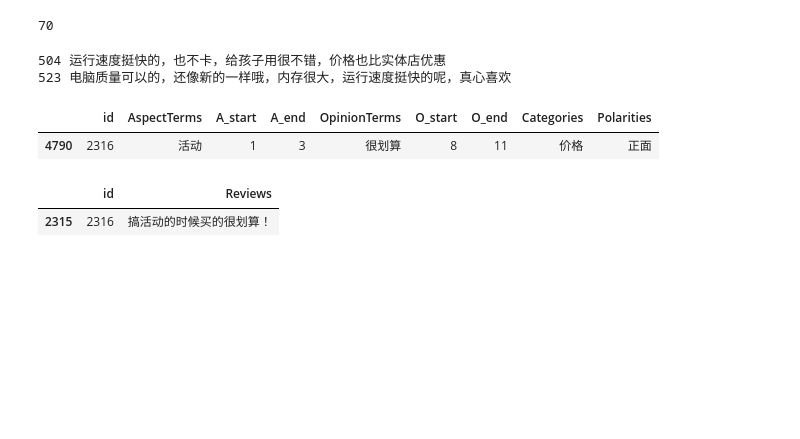
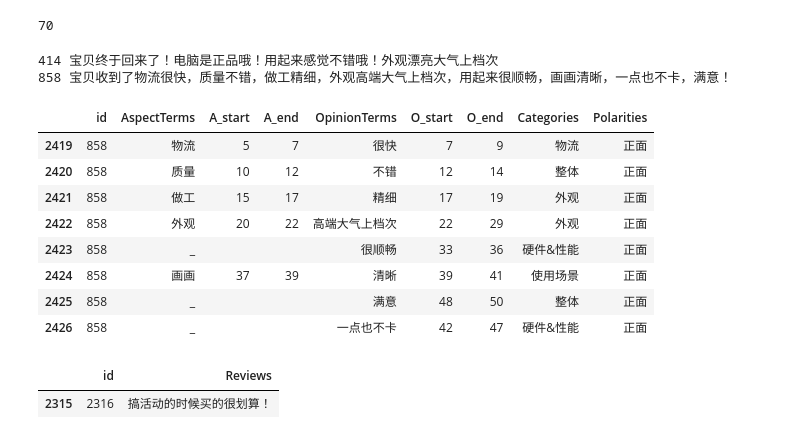
Before and after one commit to zhusleep/comments_miner, a Jupyter notebook: EDA.ipynb, the cells around one changed output. Drawn from its saved outputs; the diff is of its cells as text; code cells hidden in the pictures; blank space fills up the shorter version.

```diff
--- a/EDA.ipynb
+++ b/EDA.ipynb
@@ -10,5 +13,5 @@ labels = pd.read_csv('TRAIN/Train_laptop_labels.csv')
 # %%
-labels = pd.read_csv('TRAIN/Train_makeup_labels.csv')
+train2 = pd.read_csv('TRAIN/Train_reviews.csv')
 # %%
 labels.shape
 # %% [output]
@@ -271,16 +269,23 @@ c
 70
 # %%
 for index,row in train.iterrows():
-    if '速度挺快的' in row['Reviews']:
+    if '大气上档次' in row['Reviews']:
         print(row['id'],row['Reviews'])
 # %% [output]
-504 运行速度挺快的，也不卡，给孩子用很不错，价格也比实体店优惠
-523 电脑质量可以的，还像新的一样哦，内存很大，运行速度挺快的呢，真心喜欢
+414 宝贝终于回来了！电脑是正品哦！用起来感觉不错哦！外观漂亮大气上档次
+858 宝贝收到了物流很快，质量不错，做工精细，外观高端大气上档次，用起来很顺畅，画画清晰，一点也不卡，满意！
 # %%
-labels[labels.id==2316]
+labels[labels.id==858]
 # %% [output]
 |  | id | AspectTerms | A_start | A_end | OpinionTerms | O_start | O_end | Categories | Polarities |
-| 4790 | 2316 | 活动 | 1 | 3 | 很划算 | 8 | 11 | 价格 | 正面 |
+| 2419 | 858 | 物流 | 5 | 7 | 很快 | 7 | 9 | 物流 | 正面 |
+| 2420 | 858 | 质量 | 10 | 12 | 不错 | 12 | 14 | 整体 | 正面 |
+| 2421 | 858 | 做工 | 15 | 17 | 精细 | 17 | 19 | 外观 | 正面 |
+| 2422 | 858 | 外观 | 20 | 22 | 高端大气上档次 | 22 | 29 | 外观 | 正面 |
+| 2423 | 858 | _ |  |  | 很顺畅 | 33 | 36 | 硬件&性能 | 正面 |
+| 2424 | 858 | 画画 | 37 | 39 | 清晰 | 39 | 41 | 使用场景 | 正面 |
+| 2425 | 858 | _ |  |  | 满意 | 48 | 50 | 整体 | 正面 |
+| 2426 | 858 | _ |  |  | 一点也不卡 | 42 | 47 | 硬件&性能 | 正面 |
 # %%
 train[train.id==2316]
 # %% [output]
```
Also changed, not shown: parts of 7 cells of this notebook, 53 other files.
